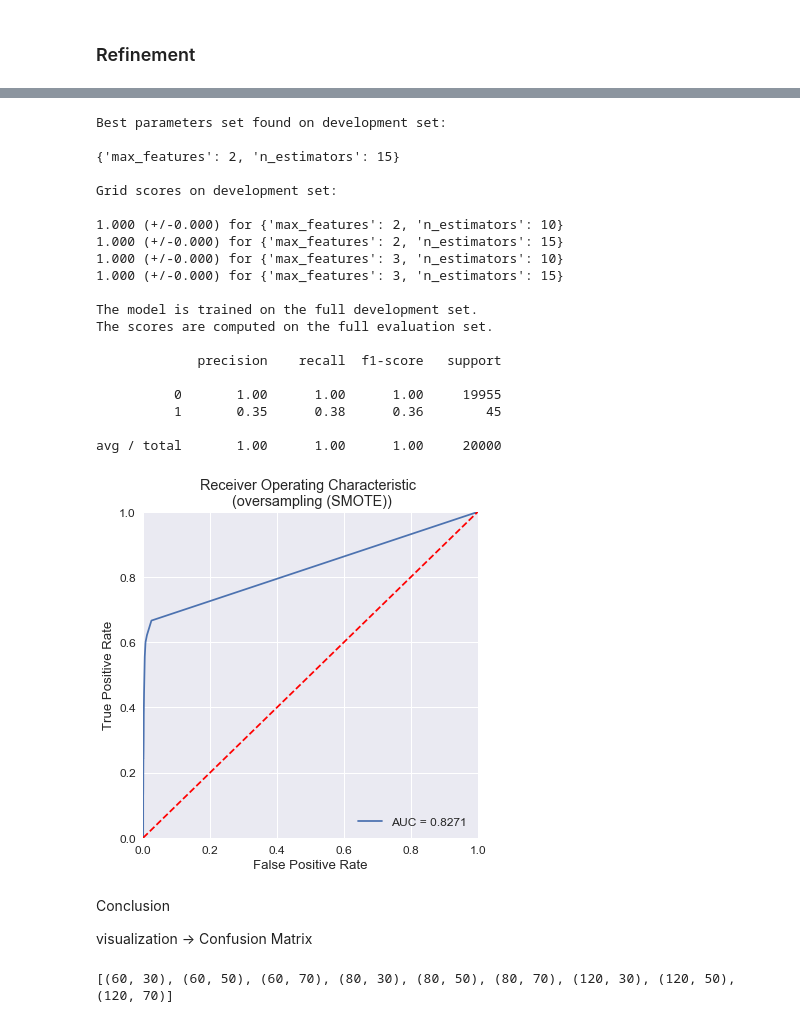
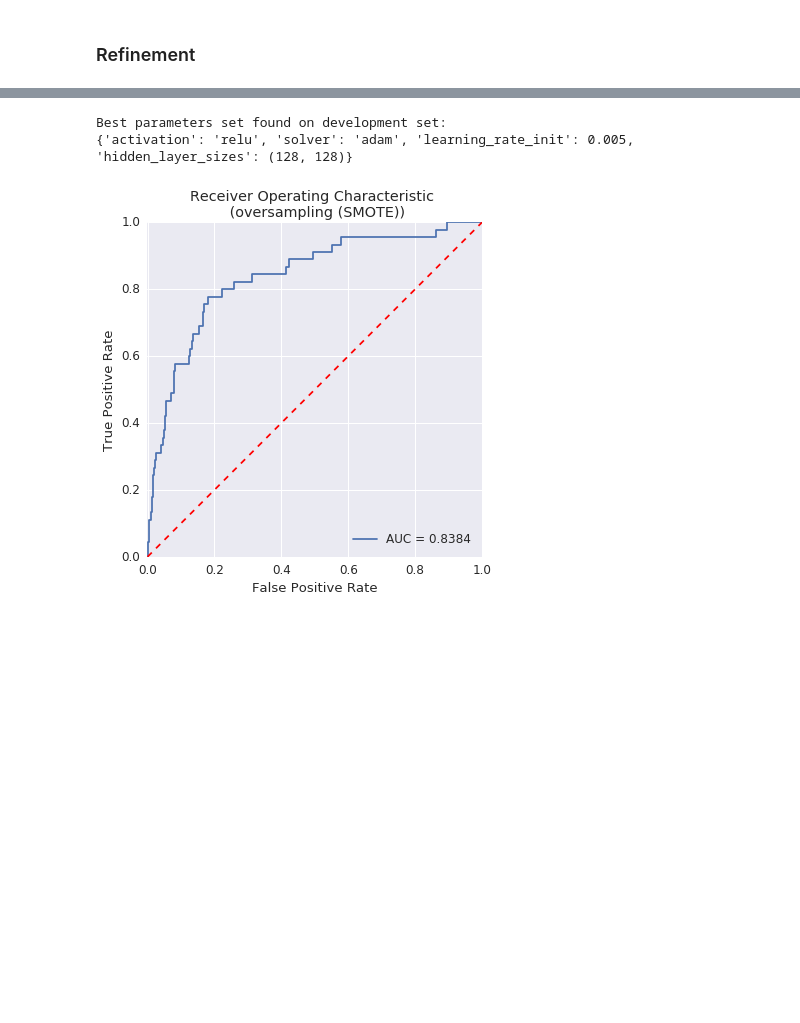
Before and after one commit to yuhow/udacity_nano_ML_course, a Jupyter notebook: capstone/capstone.ipynb, the cells around one changed output, grey strips where cells are left out. Cells and saved outputs as stored; diff of their text form; code cells hidden in the pictures; blank space fills up the shorter version.

```diff
--- a/capstone/capstone.ipynb
+++ b/capstone/capstone.ipynb
@@ -738,0 +768,15 @@ GridSearchCV(cv=None, error_score='raise',
+# %%
+# grid search of MLP classifier
+nn_tuned_parameters = {'solver': ['lbfgs', 'sgd', 'adam'],
+                       'activation': ['logistic', 'tanh', 'relu'],
+                       'hidden_layer_sizes': [(16, 16), (32, 32), (64, 64), (128, 128)],
+                       'learning_rate_init': np.arange(0.001, 0.01, 0.001)}
+
+tmp_model_nn_gs = MLPClassifier(solver='adam', activation='relu', hidden_layer_sizes=(64, 32), max_iter=3, \
+                                batch_size=64, learning_rate_init=0.008, random_state=RANDOM_SEED, verbose=0)
+
+model_nn_gs = GridSearchCV(tmp_model_nn_gs, param_grid=nn_tuned_parameters, \
+                           #scoring=custom_make_score, cv=2, iid=False, n_jobs=4, verbose=1)
+                           scoring='roc_auc', iid=False, n_jobs=4, verbose=1)
+
+model_nn_gs.fit(X_over_train, y_over_train)
@@ -739,42 +801,24 @@ GridSearchCV(cv=None, error_score='raise',
 # %%
 print("Best parameters set found on development set:")
-print
-print(model_rf_gs.best_params_)
+print(model_nn_gs.best_params_)
 print
 
-print("Grid scores on development set:")
-print
-for params, mean_score, scores in model_rf_gs.grid_scores_:
-    print("%0.3f (+/-%0.03f) for %r"
-        % (mean_score, scores.std() * 2, params))
-print
+#print("Grid scores on development set:")
+#print
+#for params, mean_score, scores in model_rf_gs.grid_scores_:
+#    print("%0.3f (+/-%0.03f) for %r"
+#        % (mean_score, scores.std() * 2, params))
+#print
 
-print "The model is trained on the full development set."
-print "The scores are computed on the full evaluation set."
-print
-y_true, y_pred = y_original_test, model_rf_gs.predict(X_original_test)
-print(classification_report(y_true, y_pred))
+#print "The model is trained on the full development set."
+#print "The scores are computed on the full evaluation set."
+#print
 
-draw_AUC_standalone(model_rf_gs, X_original_test, y_original_test)
+#y_true, y_pred = y_original_test, model_nn_gs.predict(X_original_test)
+#print(classification_report(y_true, y_pred))
+
+draw_AUC_standalone(model_nn_gs, X_original_test, y_original_test)
 # %% [output]
 Best parameters set found on development set:
-
-{'max_features': 2, 'n_estimators': 15}
-
-Grid scores on development set:
-
-1.000 (+/-0.000) for {'max_features': 2, 'n_estimators': 10}
-1.000 (+/-0.000) for {'max_features': 2, 'n_estimators': 15}
-1.000 (+/-0.000) for {'max_features': 3, 'n_estimators': 10}
-1.000 (+/-0.000) for {'max_features': 3, 'n_estimators': 15}
-
-The model is trained on the full development set.
-The scores are computed on the full evaluation set.
-
-             precision    recall  f1-score   support
-
-          0       1.00      1.00      1.00     19955
-          1       0.35      0.38      0.36        45
-
-avg / total       1.00      1.00      1.00     20000
+{'activation': 'relu', 'solver': 'adam', 'learning_rate_init': 0.005, 'hidden_layer_sizes': (128, 128)}
-[figure, old version]
+[figure, new version]
@@ -800,8 +824,0 @@ submission_table.to_csv('rf_20180417.csv',index=False)
-# %% [markdown]
-Conclusion
-
-visualization -> Confusion Matrix
-# %%
-print [(a, b) for a in [60, 80, 120] for b in [30, 50, 70]]
-# %% [output]
-[(60, 30), (60, 50), (60, 70), (80, 30), (80, 50), (80, 70), (120, 30), (120, 50), (120, 70)]
```
Also changed, not shown: parts of 40 cells of this notebook.
